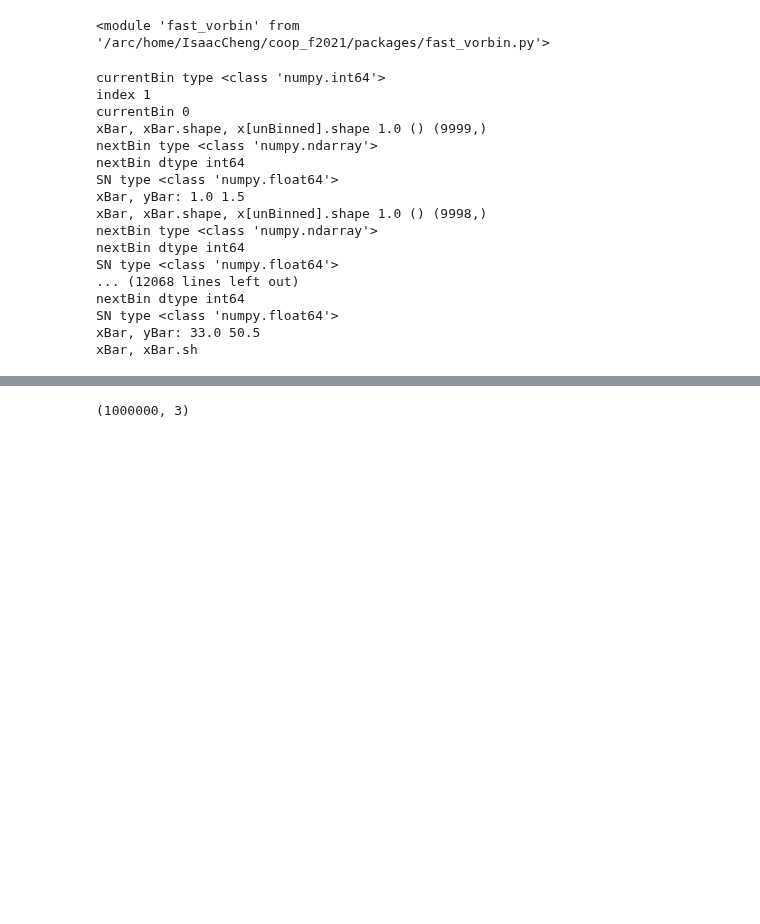
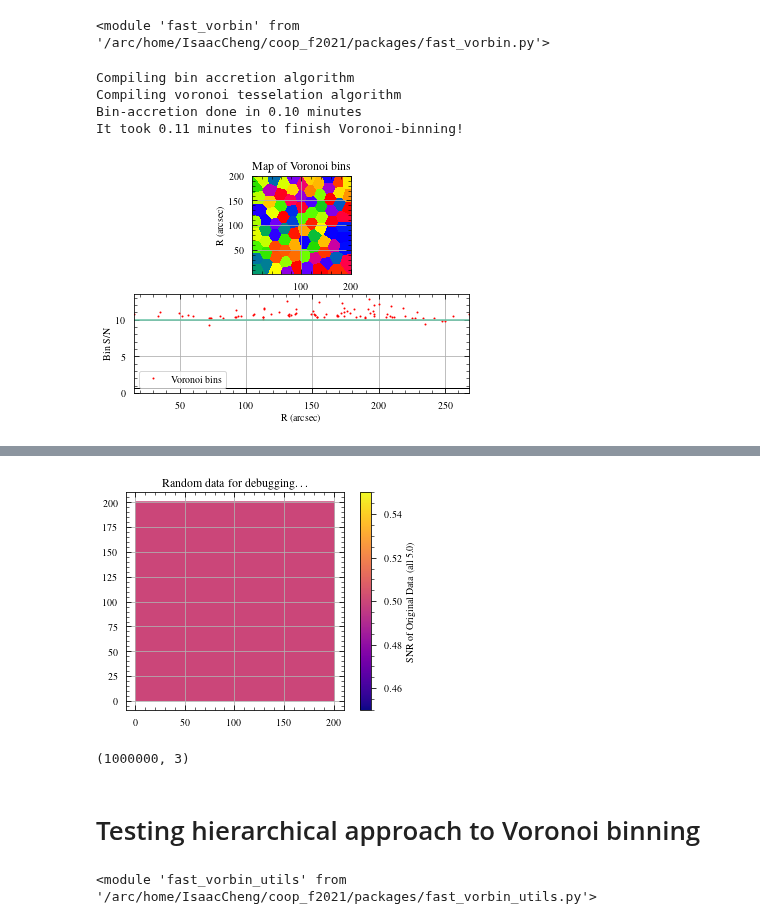
Before and after one commit to BearBearCodes/coop_f2021, a Jupyter notebook: packages/try_fast_vorbin.ipynb, the cells around one changed output, grey strips where cells are left out. Drawn from its saved outputs; the diff is of its cells as text; code cells hidden in the pictures; blank space fills up the shorter version.

```diff
--- a/packages/try_fast_vorbin.ipynb
+++ b/packages/try_fast_vorbin.ipynb
@@ -30,11 +30,11 @@ importlib.reload(fv)
 # Explicitly setting array values to floats
 #
 # Generate uniform pixels
-num_px = 100
+num_px = 200
 x_coords = np.arange(1, num_px + 1).astype(int)
 y_coords = np.arange(1, num_px + 1).astype(int)
 x_coords, y_coords = np.meshgrid(x_coords, y_coords)
-gi_colour = np.full(x_coords.size, 5.0)
+gi_colour = np.full(x_coords.size, 0.5)
 gi_colour_err = np.full(x_coords.size, 1.0)
 #
 starttime = time.time()
@@ -43,48 +43,37 @@ binNum, xNode, yNode, xBar, yBar, sn, nPixels, scale = fv.voronoi_2d_binning(
     x_coords.flatten(),
     gi_colour.flatten(),
     gi_colour_err.flatten(),
     targetSN=10,
     pixelsize=1,
     cvt=False,
     quiet=True,
     wvt=False,
     sn_func=None,
+    plot=True,
 )
 endtime = time.time()
 timediff = endtime - starttime
-print("It took", timediff, "seconds to complete Voronoi binning.")
+print("TOTAL: it took", timediff, "seconds to complete Voronoi binning.")
 
 
 cmap = "plasma"
 cmap = mpl.cm.get_cmap(cmap)
 #
 fig, ax = plt.subplots()
 img = ax.scatter(
     x_coords.flatten(), y_coords.flatten(), c=(gi_colour/gi_colour_err), cmap=cmap, s=1
 )
 cbar = fig.colorbar(img)
 cbar.ax.tick_params(which="both", direction="out")
 cbar.set_label("SNR of Original Data (all 5.0)")
 ax.set_title("Random data for debugging\\ldots")
 # ax.grid(False)
 ax.set_aspect("equal")
 # fig.savefig("imgs/raw_random_data.pdf")
 plt.show()
 # %% [output]
-currentBin type <class 'numpy.int64'>
-index 1
-currentBin 0
-xBar, xBar.shape, x[unBinned].shape 1.0 () (9999,)
-nextBin type <class 'numpy.ndarray'>
-nextBin dtype int64
-SN type <class 'numpy.float64'>
-xBar, yBar: 1.0 1.5
-xBar, xBar.shape, x[unBinned].shape 1.0 () (9998,)
-nextBin type <class 'numpy.ndarray'>
-nextBin dtype int64
-SN type <class 'numpy.float64'>
-... (12068 lines left out)
-nextBin dtype int64
-SN type <class 'numpy.float64'>
-xBar, yBar: 33.0 50.5
-xBar, xBar.sh
+Compiling bin accretion algorithm
+Compiling voronoi tesselation algorithm
+Bin-accretion done in 0.10 minutes
+It took 0.11 minutes to finish Voronoi-binning!
+[figure, added]
@@ -92,3 +81,4 @@ KeyboardInterrupt:
+[figure, added]
 # %%
 import numpy as np
 from numba_kdtree import KDTree
@@ -103,3 +93,30 @@ distances, indices = kdtree.query(data[:100], k=30)
 indices = kdtree.query_radius(data[:100], r=0.5, return_sorted=True)
 # %% [output]
 (1000000, 3)
+# %% [markdown]
+# Testing hierarchical approach to Voronoi binning
+# %%
+import time
+import astropy.units as u
+import matplotlib as mpl
+import matplotlib.pyplot as plt
+import numpy as np
+import reproject
+from astropy.io import fits
+from astropy.wcs import WCS
+from vorbin.voronoi_2d_binning import voronoi_2d_binning
+# My packages
+import sys
+sys.path.append("/arc/home/IsaacCheng/coop_f2021/packages")
+import fits_utils as fu
+import plot_utils as pu
+# import fast_vorbin as fv
+import fast_vorbin_utils as fvu
+# Reload my packages
+import importlib
+importlib.reload(fu)
+importlib.reload(pu)
+# importlib.reload(fv)
+importlib.reload(fvu)
+# %% [output]
+<module 'fast_vorbin_utils' from '/arc/home/IsaacCheng/coop_f2021/packages/fast_vorbin_utils.py'>
```
Also changed, not shown: parts of 3 cells of this notebook, 10 other files.
